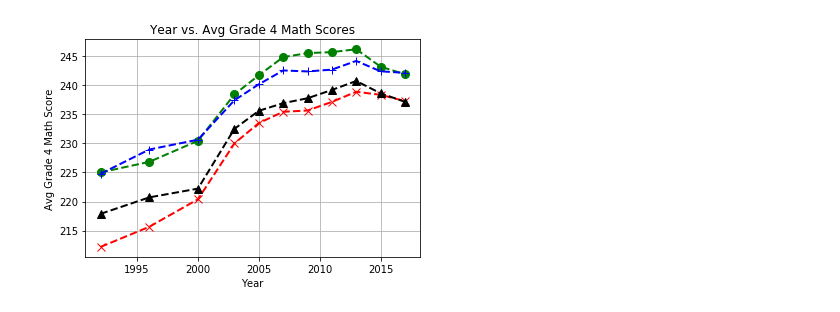
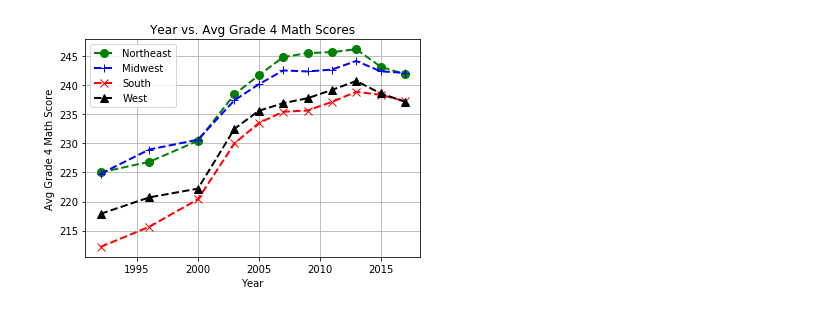
Before and after one commit to Aritra23/bootcamp-project, a Jupyter notebook: PerfPY.ipynb, the cells around one changed output. Drawn from its saved outputs; the diff is of its cells as text; code cells hidden in the pictures.

```diff
--- a/PerfPY.ipynb
+++ b/PerfPY.ipynb
@@ -138,17 +134,19 @@ math_s_avg = math_s.groupby('YEAR').agg({'AVG_SCORE':'mean'})
 math_w = math_yr4.loc[math_yr4['REGION'] == 'West']
 math_w_avg = math_w.groupby('YEAR').agg({'AVG_SCORE':'mean'})
 # %%
-plt.plot(math_ne_avg.index, math_ne_avg['AVG_SCORE'], color='green', marker='o', linestyle='dashed', linewidth=2, markersize=8)
-plt.plot(math_mw_avg.index, math_mw_avg['AVG_SCORE'], color='blue', marker='+', linestyle='dashed', linewidth=2, markersize=8)
-plt.plot(math_s_avg.index, math_s_avg['AVG_SCORE'], color='red', marker='x', linestyle='dashed', linewidth=2, markersize=8)
-plt.plot(math_w_avg.index, math_w_avg['AVG_SCORE'], color='black', marker='^', linestyle='dashed', linewidth=2, markersize=8)
+plt.plot(math_ne_avg.index, math_ne_avg['AVG_SCORE'], color='green', marker='o', linestyle='dashed', linewidth=2, markersize=8, label='Northeast')
+plt.plot(math_mw_avg.index, math_mw_avg['AVG_SCORE'], color='blue', marker='+', linestyle='dashed', linewidth=2, markersize=8, label='Midwest')
+plt.plot(math_s_avg.index, math_s_avg['AVG_SCORE'], color='red', marker='x', linestyle='dashed', linewidth=2, markersize=8, label='South')
+plt.plot(math_w_avg.index, math_w_avg['AVG_SCORE'], color='black', marker='^', linestyle='dashed', linewidth=2, markersize=8, label='West')
+plt.legend()
 plt.grid()
 plt.title("Year vs. Avg Grade 4 Math Scores")
 plt.xlabel("Year")
 plt.ylabel("Avg Grade 4 Math Score")
+plt.savefig("Yr v Grd 4 Math.png")
 plt.show()
 # %% [output]
-[figure, old version]
+[figure, new version]
 # %%
 math_ne8 = math_yr8.loc[math_yr8['REGION'] == 'Northeast']
 math_ne8_avg = math_ne8.groupby('YEAR').agg({'AVG_SCORE':'mean'})
```
Also changed, not shown: parts of 4 cells of this notebook, 4 other files.
